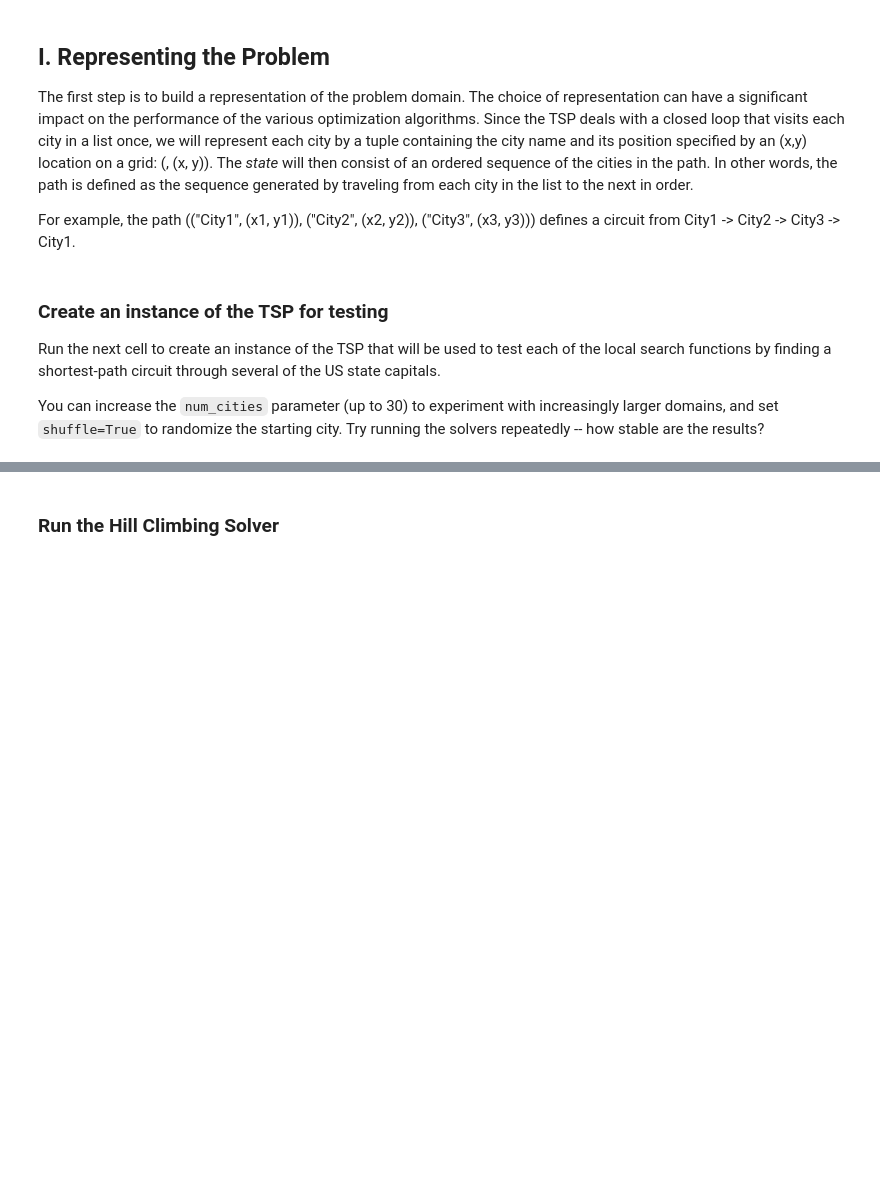
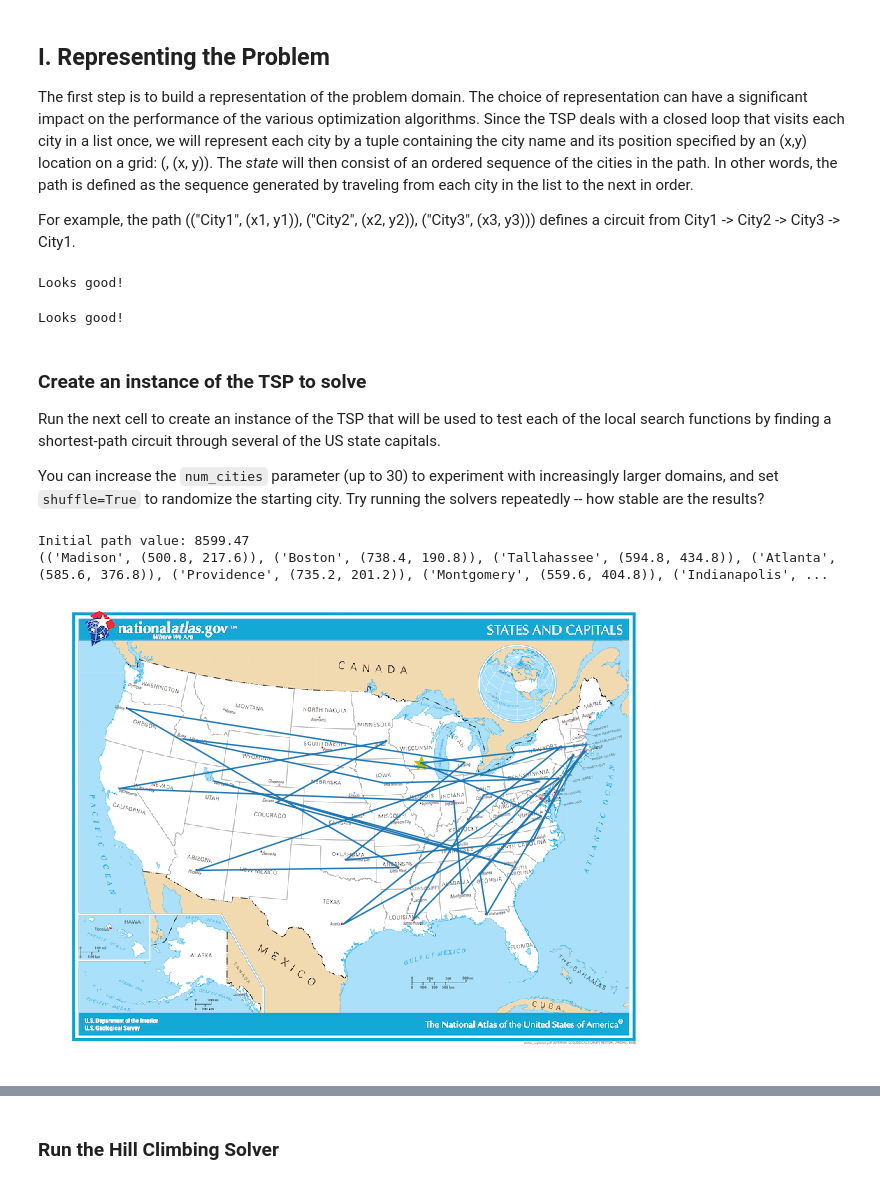
Before and after one commit to udacity/artificial-intelligence, a Jupyter notebook: Exercises/3_Local Search/AIND-Local Search.ipynb, the cells around one changed output, grey strips where cells are left out. Cells and saved outputs as stored; diff of their text form; code cells hidden in the pictures; blank space fills up the shorter version.

```diff
--- a/Exercises/3_Local Search/AIND-Local Search.ipynb
+++ b/Exercises/3_Local Search/AIND-Local Search.ipynb
@@ -38,6 +34,11 @@ The first step is to build a representation of the problem domain.  The choice o
 
 For example, the path (("City1", (x1, y1)), ("City2", (x2, y2)), ("City3", (x3, y3))) defines a circuit from City1 -> City2 -> City3 -> City1.
 # %%
+import random
+from itertools import combinations
+from math import sqrt
+from collections import deque
+
 
 def dist(xy1, xy2):
     """ Calculate the distance between two points.
@@ -46,7 +47,8 @@ def dist(xy1, xy2):
     other metric
     """
     # TODO: Implement this function!
-    raise NotImplementedError
+    # raise NotImplementedError
+    return sqrt((xy1[0] - xy2[0])**2 + (xy1[1] - xy2[1])**2)
 
 
 class TravelingSalesmanProblem:
@@ -149,7 +151,13 @@ class TravelingSalesmanProblem:
             present state
         """
         # TODO: Implement this function!
-        raise NotImplementedError
+        # raise NotImplementedError
+        for offset in range(len(self.path) - 1):
+            for width in range(2, len(self.path) - 1):
+                nodes = deque(self.path)
+                nodes.rotate(offset)
+                path = [nodes.popleft() for _ in range(width)][::-1] + list(nodes)
+                yield TravelingSalesmanProblem(path)
 
     def get_successor(self):
         """ Return a random state from the neighborhood of the current state.
@@ -172,7 +180,13 @@ class TravelingSalesmanProblem:
             present state
         """
         # TODO: Implement this function!
-        raise NotImplementedError
+        # raise NotImplementedError
+        offset = random.randint(0, len(self.path) - 2)
+        width = random.randint(2, len(self.path) - 2)
+        nodes = deque(self.path)
+        nodes.rotate(offset)
+        path = [nodes.popleft() for _ in range(width)][::-1] + list(nodes)
+        return TravelingSalesmanProblem(path)
 
     def __get_value(self):
         """ Calculate the total length of the closed-circuit path of the current
@@ -204,7 +218,8 @@ class TravelingSalesmanProblem:
                 higher value relative to long paths
         """
         # TODO: Implement this function!
-        raise NotImplementedError
+        # raise NotImplementedError
+        return -sum(dist(self.coords[i-1], self.coords[i]) for i in range(len(self.path)))
 # %%
 # Construct an instance of the TravelingSalesmanProblem and test `.__get_value()`
 test_cities = [('DC', (11, 1)), ('SF', (0, 0)), ('PHX', (2, -3)), ('LA', (0, -4))]
@@ -212,6 +227,8 @@ tsp = TravelingSalesmanProblem(test_cities)
 assert round(-tsp.utility, 2) == 28.97, \
     "There was a problem with the utility value returned by your TSP class."
 print("Looks good!")
+# %% [output]
+Looks good!
 # %%
 # Test the successors() method
 successor_paths = set([x.path for x in tsp.successors()])
@@ -223,21 +240,27 @@ expected_paths = [
 assert all(contains(successor_paths, x) for x in expected_paths), \
     "It looks like your successors list does not implement the suggested neighborhood function."
 print("Looks good!")
+# %% [output]
+Looks good!
 # %% [markdown]
-### Create an instance of the TSP for testing
+### Create an instance of the TSP to solve
 Run the next cell to create an instance of the TSP that will be used to test each of the local search functions by finding a shortest-path circuit through several of the US state capitals.
 
 You can increase the `num_cities` parameter (up to 30) to experiment with increasingly larger domains, and set `shuffle=True` to randomize the starting city.  Try running the solvers repeatedly -- how stable are the results?
 # %%
 # Create the problem instance and plot the initial state
-num_cities = 10
-shuffle = False
+num_cities = 30
+shuffle = True
 
 capitals_tsp = TravelingSalesmanProblem(capitals_list[:num_cities], shuffle=shuffle)
 starting_city = capitals_tsp.path[0]
 print("Initial path value: {:.2f}".format(-capitals_tsp.utility))
 print(capitals_tsp.path)  # The start/end point is indicated with a yellow star
 show_path(capitals_tsp.coords, starting_city)
+# %% [output]
+Initial path value: 8599.47
+(('Madison', (500.8, 217.6)), ('Boston', (738.4, 190.8)), ('Tallahassee', (594.8, 434.8)), ('Atlanta', (585.6, 376.8)), ('Providence', (735.2, 201.2)), ('Montgomery', (559.6, 404.8)), ('Indianapolis', ...
+[figure, added]
 # %% [markdown]
 ## II. Hill Climbing
 Next, complete the `solve()` method for the `HillClimbingSolver` class below.
```
Also changed, not shown: parts of 10 cells of this notebook.
